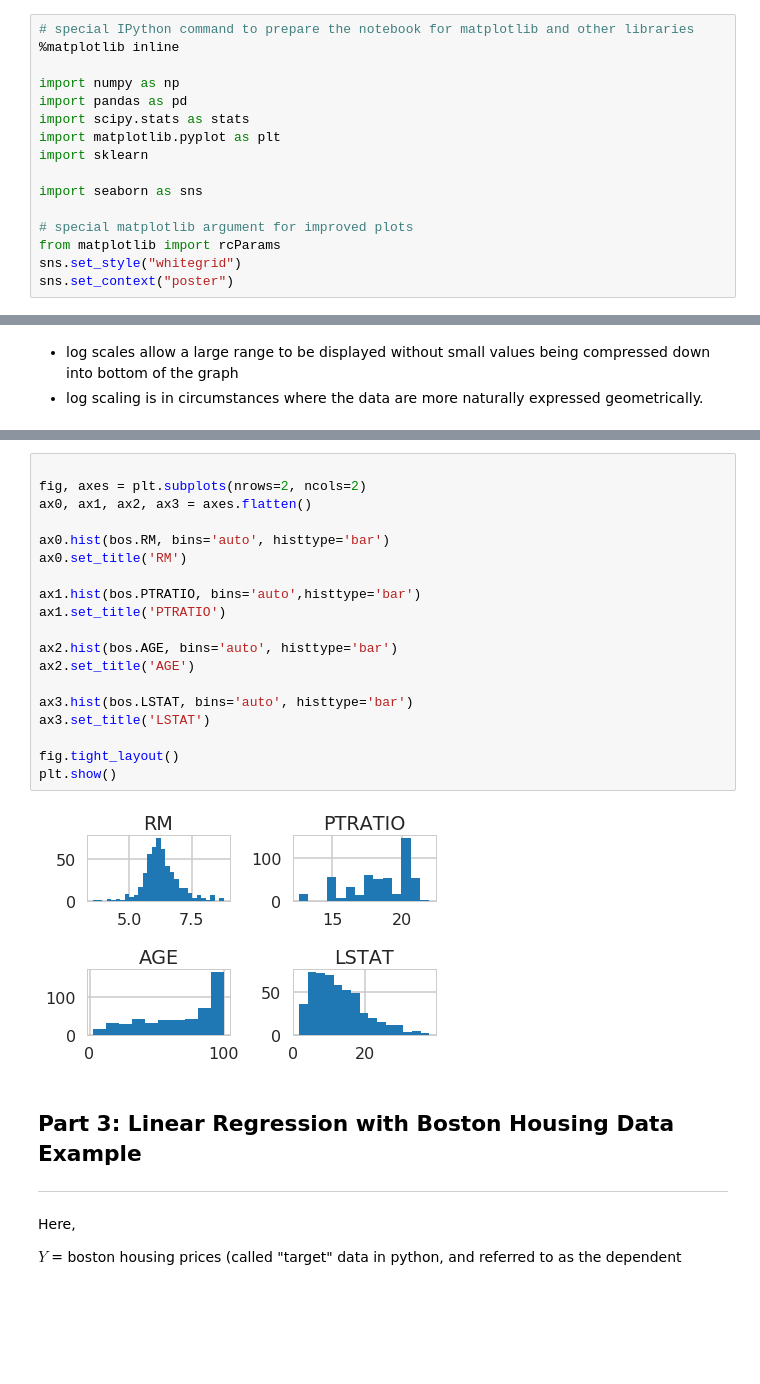
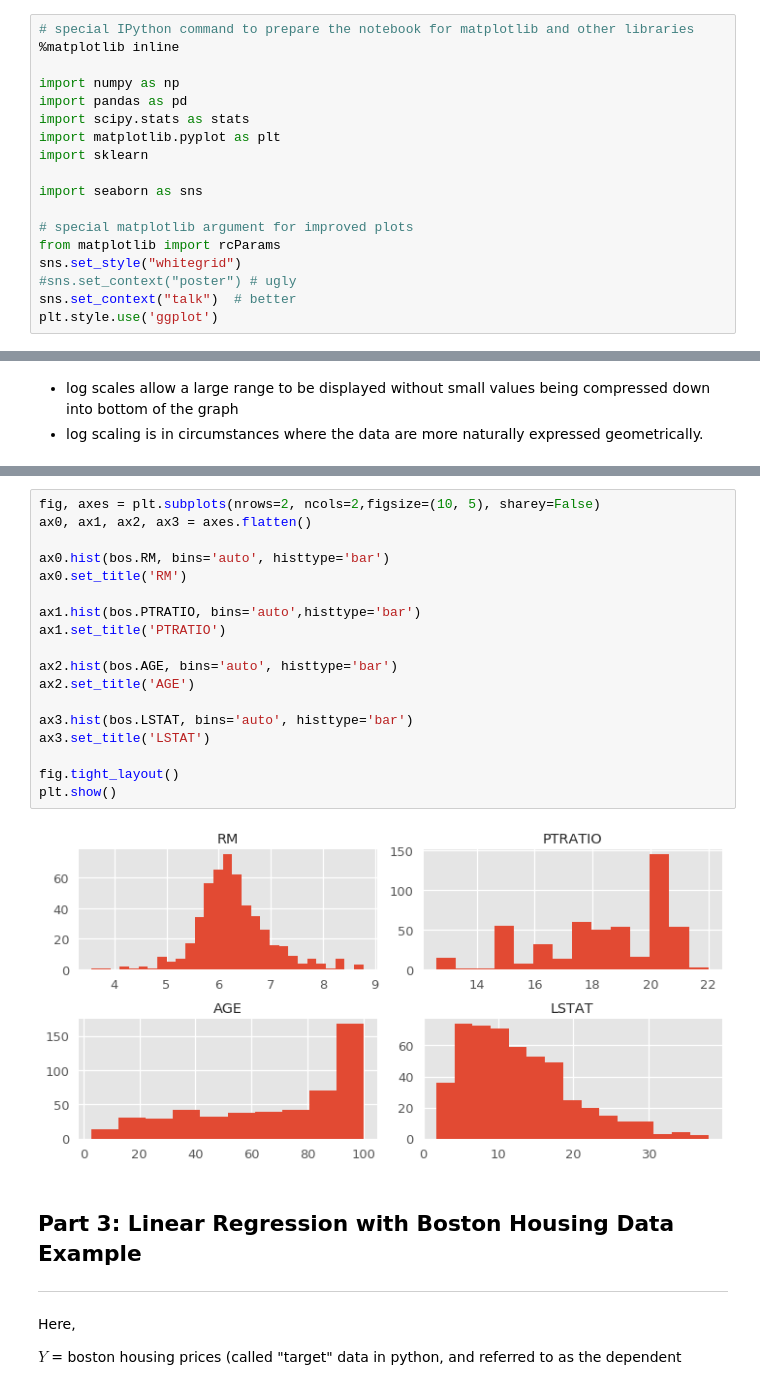
Before and after one commit to franksalas/springboard, a Jupyter notebook: linear_regression/Mini_Project_Linear_Regression.ipynb, the cells around one changed output, grey strips where cells are left out. Drawn from its saved outputs; the diff is of its cells as text; blank space fills up the shorter version.

```diff
--- a/linear_regression/Mini_Project_Linear_Regression.ipynb
+++ b/linear_regression/Mini_Project_Linear_Regression.ipynb
@@ -31,7 +29,9 @@ import seaborn as sns
 # special matplotlib argument for improved plots
 from matplotlib import rcParams
 sns.set_style("whitegrid")
-sns.set_context("poster")
+#sns.set_context("poster") # ugly
+sns.set_context("talk")  # better
+plt.style.use('ggplot')
 # %% [markdown]
 ***
 # Part 1: Introduction to Linear Regression
@@ -394,24 +388,23 @@ plt.show()
 # %%
-
-fig, axes = plt.subplots(nrows=2, ncols=2)
+fig, axes = plt.subplots(nrows=2, ncols=2,figsize=(10, 5), sharey=False)
 ax0, ax1, ax2, ax3 = axes.flatten()
 
 ax0.hist(bos.RM, bins='auto', histtype='bar')
 ax0.set_title('RM')
 
 ax1.hist(bos.PTRATIO, bins='auto',histtype='bar')
 ax1.set_title('PTRATIO')
 
 ax2.hist(bos.AGE, bins='auto', histtype='bar')
 ax2.set_title('AGE')
 
 ax3.hist(bos.LSTAT, bins='auto', histtype='bar')
 ax3.set_title('LSTAT')
 
 fig.tight_layout()
 plt.show()
 # %% [output]
-[figure, old version]
+[figure, new version]
 # %% [markdown]
 ## Part 3: Linear Regression with Boston Housing Data Example
 ***
```
Also changed, not shown: parts of 49 cells of this notebook.
